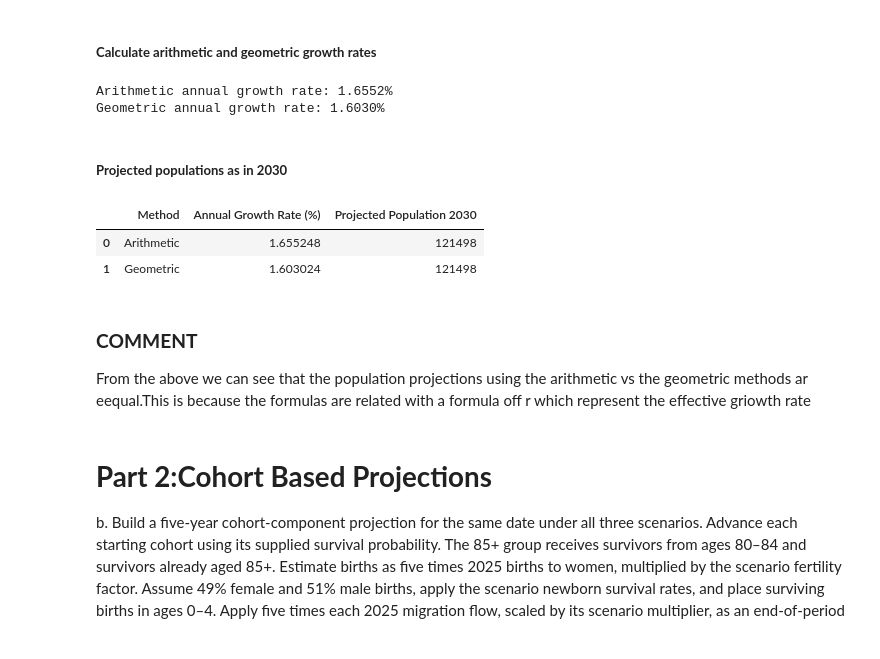
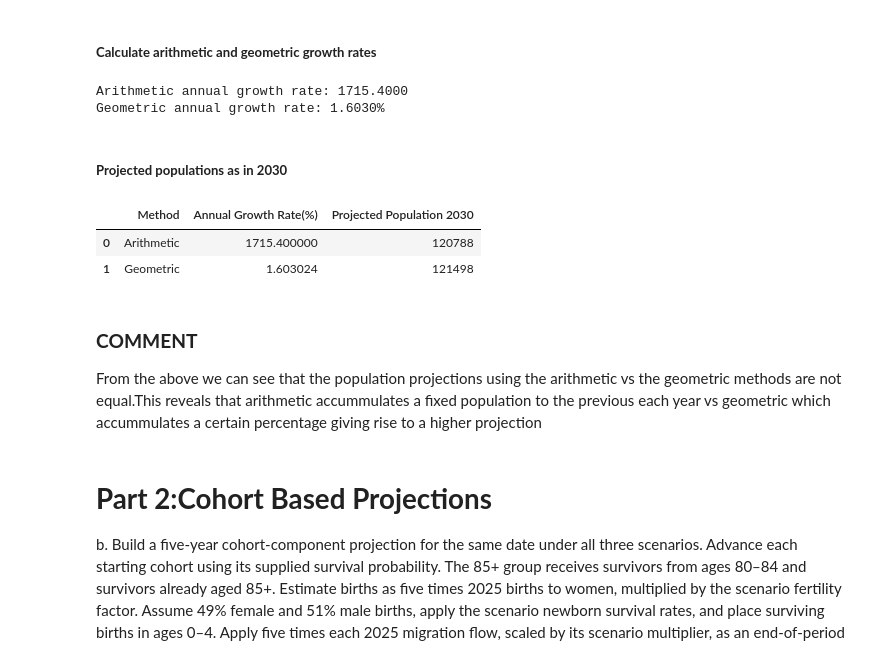
Before and after one commit to Talent-gcog/Group1_assignment2, a Jupyter notebook: notebooks/03_Population_Projections.ipynb, the cells around one changed output. Drawn from its saved outputs; the diff is of its cells as text; code cells hidden in the pictures.

Commit message:
Correct arithmetic population projection

```diff
--- a/notebooks/03_Population_Projections.ipynb
+++ b/notebooks/03_Population_Projections.ipynb
@@ -71,7 +71,7 @@ Reported population on 1 January 2026: 114,605
 # Calculate arithmetic annual growth rate
 arithmetic_growth = (
     (population_2025 - population_2020)
-    / (5 * population_2020)
+    / (5)
 )
 
 # Calculate geometric annual growth rate
@@ -79,40 +79,40 @@ geometric_growth = (
     (population_2025 / population_2020) ** (1/5)
 ) - 1
 
-print(f"Arithmetic annual growth rate: {arithmetic_growth * 100:.4f}%")
+print(f"Arithmetic annual growth rate: {arithmetic_growth:.4f}")
 print(f"Geometric annual growth rate: {geometric_growth * 100:.4f}%")
 # %% [output]
-Arithmetic annual growth rate: 1.6552%
+Arithmetic annual growth rate: 1715.4000
 Geometric annual growth rate: 1.6030%
 # %% [markdown]
 ##### **Projected populations as in 2030**
 # %%
 # Project to 2030
-arithmetic_2030 = population_2025 * (1 + 5 * arithmetic_growth)
+arithmetic_2030 = population_2025 + 5*(arithmetic_growth)
 
 geometric_2030 = population_2025 * (1 + geometric_growth) ** 5
 
 # Present results
 projection_comparison = pd.DataFrame({
     "Method": ["Arithmetic", "Geometric"],
-    "Annual Growth Rate (%)": [
-        arithmetic_growth * 100,
+    "Annual Growth Rate(%) ": [
+        arithmetic_growth ,
         geometric_growth * 100
     ],
     "Projected Population 2030": [
         round(arithmetic_2030),
         round(geometric_2030)
     ]
 })
 
 display(projection_comparison)
 # %% [output]
-|  | Method | Annual Growth Rate (%) | Projected Population 2030 |
-| 0 | Arithmetic | 1.655248 | 121498 |
+|  | Method | Annual Growth Rate(%) | Projected Population 2030 |
+| 0 | Arithmetic | 1715.400000 | 120788 |
 | 1 | Geometric | 1.603024 | 121498 |
 # %% [markdown]
 ### **COMMENT**
-From the above we can see that the population projections using the arithmetic vs the geometric methods ar eequal.This is because the formulas are related with a formula off r which represent the effective griowth rate
+From the above we can see that the population projections using the arithmetic vs the geometric methods are not  equal.This reveals that arithmetic accummulates a fixed population to the previous each year vs geometric which accummulates a certain percentage giving rise to a higher projection
 # %% [markdown]
 # **Part 2:Cohort Based Projections**
 b. Build a five-year cohort-component projection for the same date under all three scenarios. Advance
```
Also changed, not shown: parts of 2 cells of this notebook, 2 other files.
